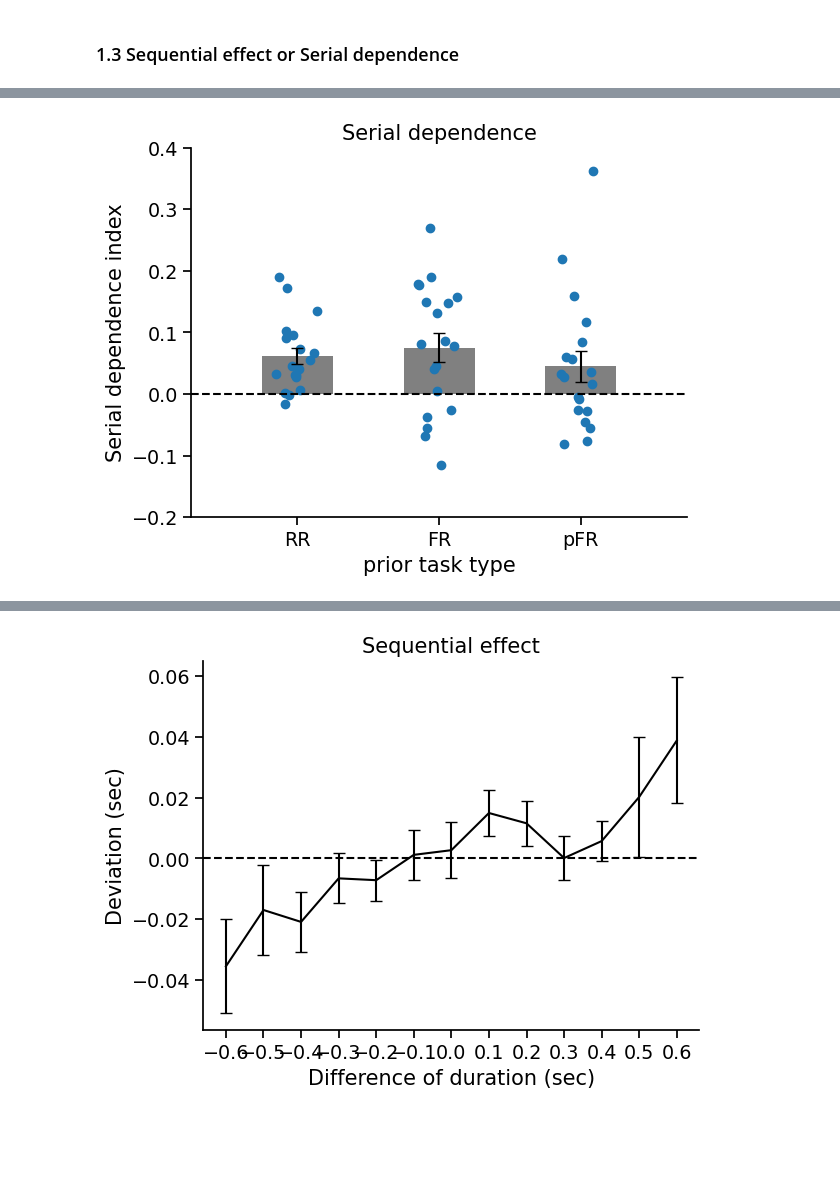
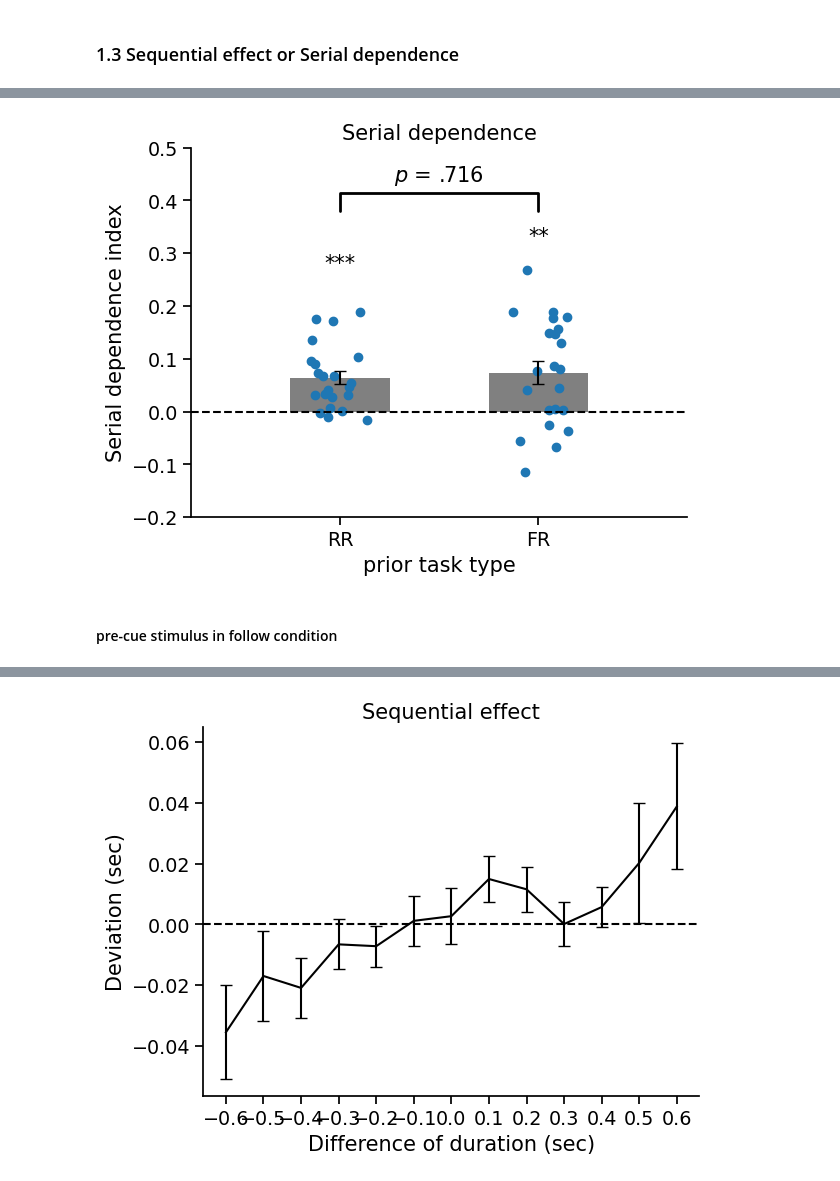
Before and after one commit to msenselab/seq_reproduction, a Jupyter notebook: data_analysis/code/dataAna.ipynb, the cells around one changed output, grey strips where cells are left out. Saved outputs shown, nothing was run; the diff lists cells and outputs as text; code cells hidden in the pictures; blank space fills up the shorter version.

```diff
--- a/data_analysis/code/dataAna.ipynb
+++ b/data_analysis/code/dataAna.ipynb
@@ -219,3 +227,15 @@ Number of participants: 19
+# %%
+# get n-back data
+for i in np.arange(2,11):
+    taskCol = 'preTask'+ str(i)+'back'
+    DurCol = 'preDur'+ str(i)+'back'
+    dataValid[taskCol] = dataValid['curTask'].shift(periods=i)
+    dataValid.loc[dataValid['nT']<=i, [taskCol]] = pd.NA
+    dataValid[DurCol] = dataValid['curDur'].shift(periods=i)
+    dataValid.loc[dataValid['nT']<=i, [DurCol]] = pd.NA
+
+dataRpr = dataValid.query('curTask == "reproduction"')
+dataRpr['curBias'] = dataRpr['rpr'] - dataRpr['curDur']
 # %% [markdown]
 ## 1. Reproduction task performance
 # %% [markdown]
@@ -448,58 +470,54 @@ sns.catplot(data = dataRpr_pre, kind = 'point',
 # %%
-# calculate SDI and plot
+# calculate SDI (RR vs FR) and plot
 dataRR = dataRpr_pre.query('preTask=="reproduction"')
 dataFR = dataRpr_pre.query('preTask=="following"')
 
 slp_1, slope_RR_sdi, int_1 = LM_2F(dataRR, ['curDur','preDur','curBias'])
-print("mean SDI slope in RR: ", slope_RR_sdi.mean().round(3))
-print("std SDI slope in RR: ", round(slope_RR_sdi.std()/np.sqrt(nPar),3))
-print(pg.ttest(slope_RR_sdi, 0).round(5))
-
 slp_1, slope_FR_sdi, int_1 = LM_2F(dataFR, ['curDur','preDur','curBias'])
-print("mean SDI slope in FR: ", slope_FR_sdi.mean().round(3))
-print("std SDI slope in FR: ", round(slope_FR_sdi.std()/np.sqrt(nPar),3))
-print(pg.ttest(slope_FR_sdi, 0).round(5))
-
-print("【Comparison of SDI in RR vs FR】")
-print(pg.ttest(slope_RR_sdi, slope_FR_sdi, paired=True).round(5))
-
-# calculate the serial dependence of pre-cue stimuli in follow condition
-slp_1, slope_FR_psdi, int_1 = LM_2F(dataFR, ['curDur','prePreCueDur','curBias'])
-print(pg.ttest(slope_FR_psdi, 0).round(5))
 
 # # using simple linear regression
 # slope_RR_sdi, int_1 = LM_1F(dataRR, ['preDur','curBias'])
 # slope_FR_sdi, int_1 = LM_1F(dataFR, ['preDur','curBias'])
-# slope_FR_psdi, int_1 = LM_1F(dataFR, ['prePreCueDur','curBias'])
 
+print("mean SDI slope in RR: ", slope_RR_sdi.mean().round(3))
+print("std SDI slope in RR: ", round(slope_RR_sdi.std()/np.sqrt(nPar),3))
+print(pg.ttest(slope_RR_sdi, 0).round(5))
+print("mean SDI slope in FR: ", slope_FR_sdi.mean().round(3))
+print("std SDI slope in FR: ", round(slope_FR_sdi.std()/np.sqrt(nPar),3))
+print(pg.ttest(slope_FR_sdi, 0).round(5))
+print("【Comparison of SDI in RR vs FR】")
+print(pg.ttest(slope_RR_sdi, slope_FR_sdi, paired=True).round(5))
 
-## for pilot only
-# reg = lm().fit(dataRR[['curDur', 'preDur']], dataRR['curBias'])
-# slope_RR_cti = reg.coef_[0]
-# slope_RR_sdi = reg.coef_[1]
-
-# reg2 = lm().fit(dataFR[['curDur', 'preDur']], dataFR['curBias'])
-# slope_FR_cti = reg2.coef_[0]
-# slope_FR_sdi = reg2.coef_[1]
+# Custom function to draw the diff bars
+def label_diff(i,j,text,X,Y):
+    x = (X[i]+X[j])/2
+    y = 1.1*max(Y[i], Y[j])
+    dx = abs(X[i]-X[j])
+    props = {'connectionstyle':'bar','arrowstyle':'-',\
+                 'shrinkA':30,'shrinkB':30,'linewidth':2}
+    ax.annotate(text, xy=(X[i]+dx*3/11,y*1.45), zorder=10)
+    ax.annotate('', xy=(X[i],y), xytext=(X[j],y), arrowprops=props)
 
 # plot serial dependence index with errorbar
 fig, ax = plt.subplots()
-plt.bar(np.arange(1,4), [np.mean(slope_RR_sdi), np.mean(slope_FR_sdi), np.mean(slope_FR_psdi)], color='grey', width=0.5)
-plt.errorbar(np.arange(1,4), [np.mean(slope_RR_sdi), np.mean(slope_FR_sdi), np.mean(slope_FR_psdi)],
-             yerr=[np.std(slope_RR_sdi)/np.sqrt(nPar), np.std(slope_FR_sdi)/np.sqrt(nPar), np.std(slope_FR_psdi)/np.sqrt(nPar)],
+plt.bar(np.arange(1,3), [np.mean(slope_RR_sdi), np.mean(slope_FR_sdi)], color='grey', width=0.5)
+plt.errorbar(np.arange(1,3), [np.mean(slope_RR_sdi), np.mean(slope_FR_sdi)],
+             yerr=[np.std(slope_RR_sdi)/np.sqrt(nPar), np.std(slope_FR_sdi)/np.sqrt(nPar)],
              color='black', capsize=4, linestyle='')
-plt.scatter([(np.random.random(nPar)-0.5)*0.3+1, (np.random.random(nPar)-0.5)*0.3+2, (np.random.random(nPar)-0.5)*0.3+3], \
-            [slope_RR_sdi, slope_FR_sdi, slope_FR_psdi])
+plt.scatter([(np.random.random(nPar)-0.5)*0.3+1, (np.random.random(nPar)-0.5)*0.3+2], \
+            [slope_RR_sdi, slope_FR_sdi])
 plt.axhline(y=0, color='black', linestyle='--')
-plt.xlim(0.25,3.75)
-plt.xticks(np.arange(1,4), ['RR', 'FR','pFR'])
-plt.yticks(np.arange(-0.2, 0.47, 0.1))
+plt.xlim(0.25,2.75)
+plt.xticks(np.arange(1,3), ['RR', 'FR'])
+plt.yticks(np.arange(-0.2, 0.57, 0.1))
 plt.xlabel('prior task type')
 plt.ylabel('Serial dependence index')
 plt.title('Serial dependence')
-
 ax.spines['top'].set_visible(False)
 ax.spines['right'].set_visible(False)
+ax.annotate('***', xy=(1,0.27), zorder=10, ha='center')
+ax.annotate('**', xy=(2,0.32), zorder=10, ha='center')
+label_diff(0,1,'$\mathit{p}$ = .716', np.arange(1,3), [np.mean(slope_RR_sdi)+0.2, np.mean(slope_FR_sdi)+0.2])
 
 plt.savefig(figsDir + '/SeqEff_RRvsFR_SDI.png', bbox_inches='tight')
 # %% [output]
@@ -523 +544,3 @@ T-test  1.782   18   two-sided  0.09163  [-0.01, 0.1]  0.40882  0.891  0.39258
-[figure, old version]
+[figure, new version]
+# %% [markdown]
+#### pre-cue stimulus in follow condition
```
Also changed, not shown: parts of 30 cells of this notebook, 19 other files.
